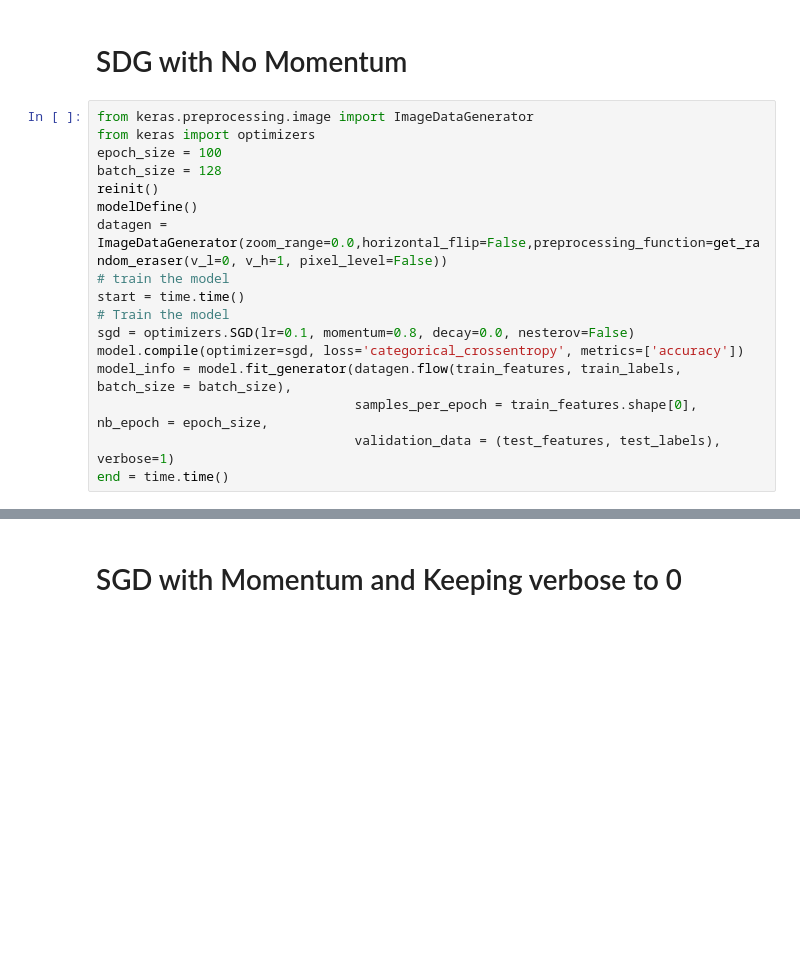
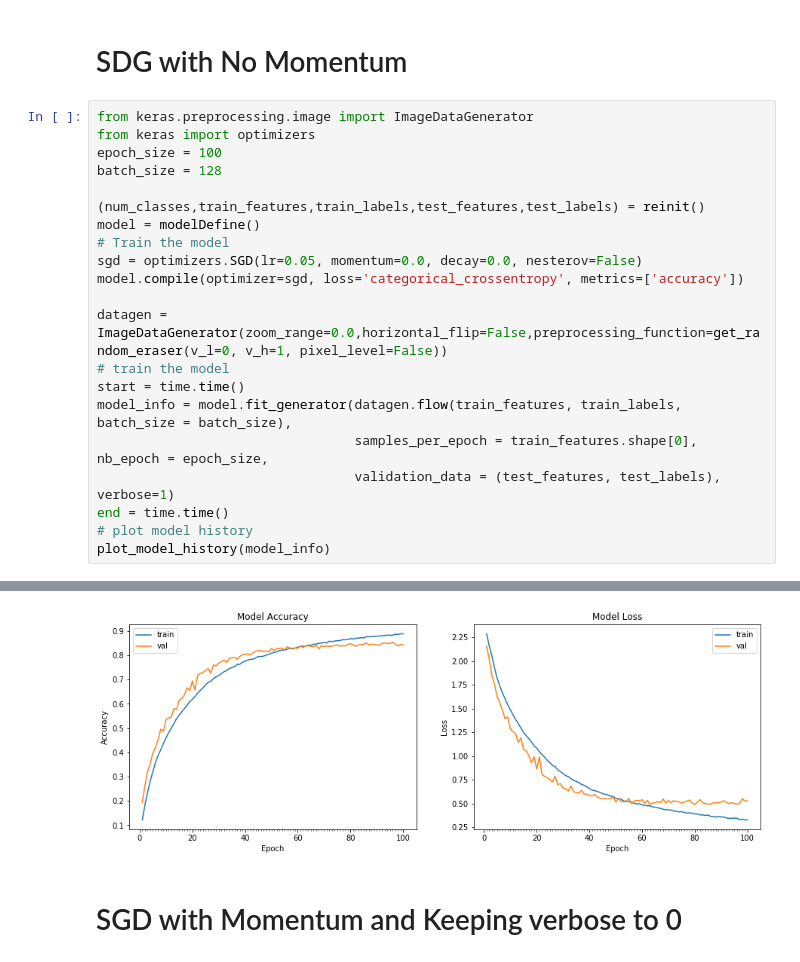
Before and after one commit to balsrini/Assignment11, a Jupyter notebook: Assignment11.ipynb, the cells around one changed output, grey strips where cells are left out. Drawn from its saved outputs; the diff is of its cells as text; blank space fills up the shorter version.

```diff
--- a/Assignment11.ipynb
+++ b/Assignment11.ipynb
@@ -411,16 +408,20 @@ from keras.preprocessing.image import ImageDataGenerator
 from keras import optimizers
 epoch_size = 100
 batch_size = 128
-reinit()
-modelDefine()
+
+(num_classes,train_features,train_labels,test_features,test_labels) = reinit()
+model = modelDefine()
+# Train the model
+sgd = optimizers.SGD(lr=0.05, momentum=0.0, decay=0.0, nesterov=False)
+model.compile(optimizer=sgd, loss='categorical_crossentropy', metrics=['accuracy'])
+
 datagen = ImageDataGenerator(zoom_range=0.0,horizontal_flip=False,preprocessing_function=get_random_eraser(v_l=0, v_h=1, pixel_level=False))
 # train the model
 start = time.time()
-# Train the model
-sgd = optimizers.SGD(lr=0.1, momentum=0.8, decay=0.0, nesterov=False)
-model.compile(optimizer=sgd, loss='categorical_crossentropy', metrics=['accuracy'])
 model_info = model.fit_generator(datagen.flow(train_features, train_labels, batch_size = batch_size),
                                  samples_per_epoch = train_features.shape[0], nb_epoch = epoch_size,
                                  validation_data = (test_features, test_labels), verbose=1)
 end = time.time()
+# plot model history
+plot_model_history(model_info)
 # %% [output]
@@ -444,3 +445,4 @@ Epoch 100/100
+[figure, added]
 # %% [markdown]
  # SGD with Momentum and Keeping verbose to 0
 # %%
```
Also changed, not shown: parts of 21 cells of this notebook.
